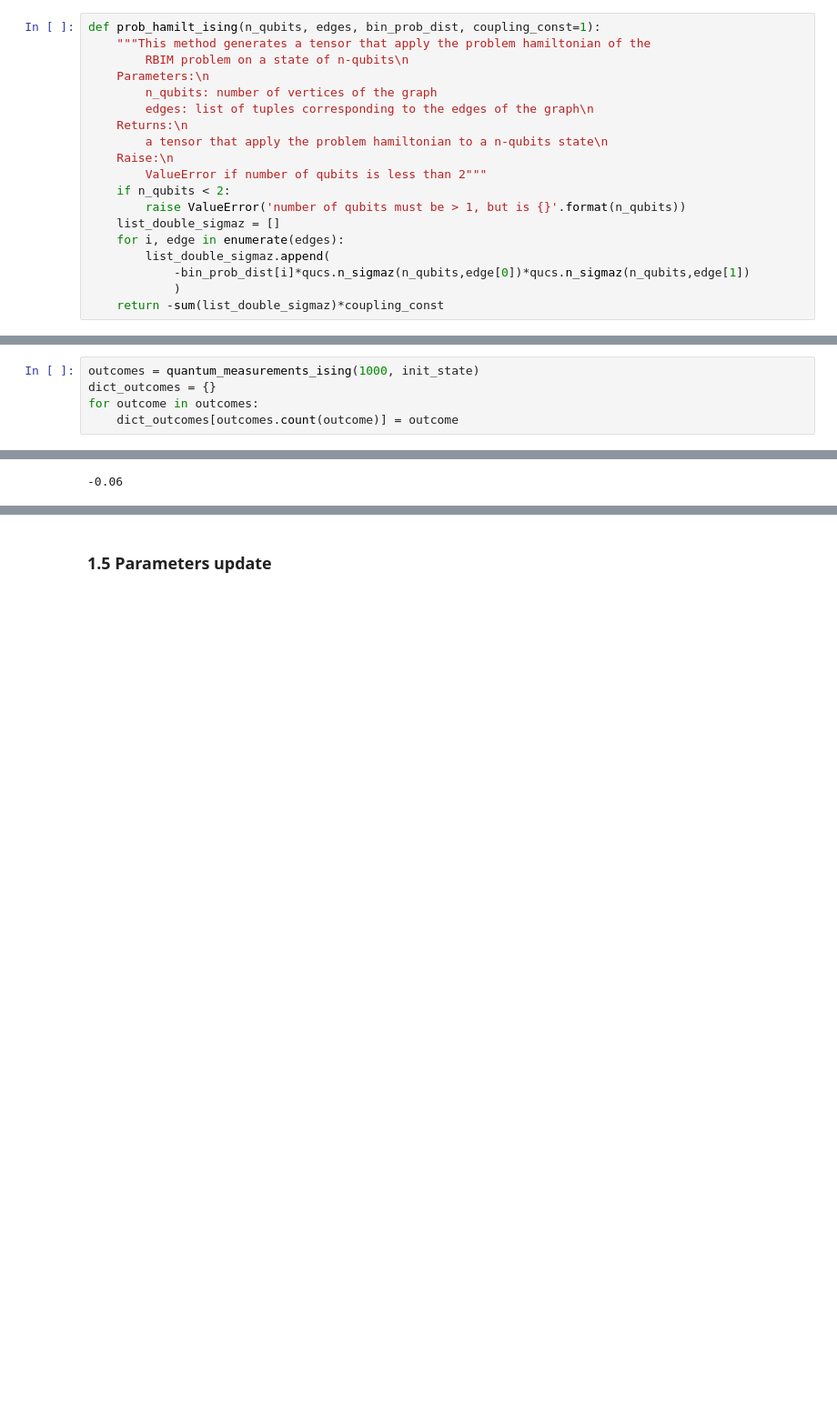
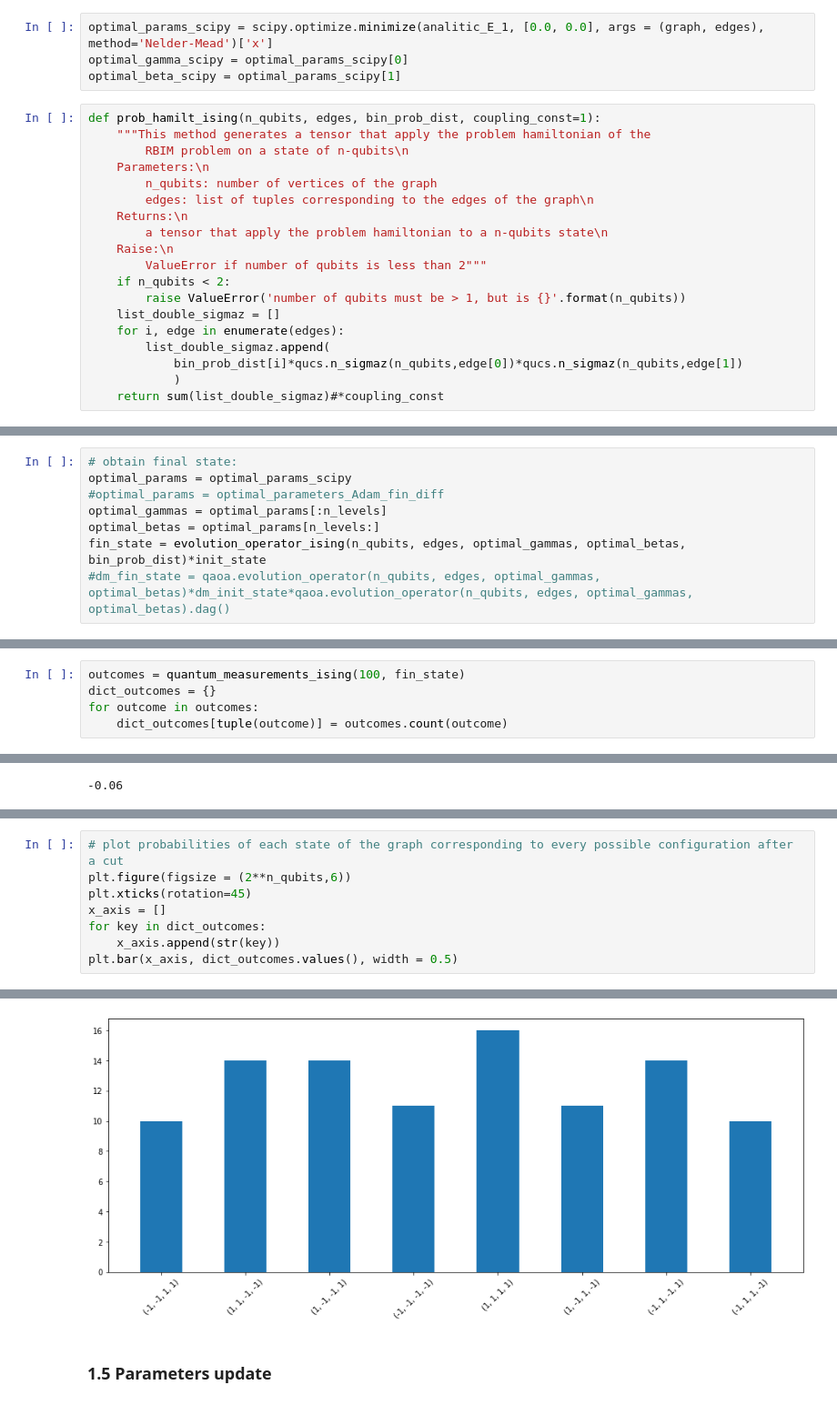
Before and after one commit to andreabasiliorava/Thesis_QAOA, a Jupyter notebook: QAOA_RBIM.ipynb, the cells around one changed output, grey strips where cells are left out. Shown: that part at 91% size. Drawn from its saved outputs; the diff is of its cells as text; blank space fills up the shorter version.

```diff
--- a/QAOA_RBIM.ipynb
+++ b/QAOA_RBIM.ipynb
@@ -91,3 +152,7 @@ evaluate_energy([1,1,1,1,1,1,1,1,1], edges, bin_prob_dist)
+# %%
+optimal_params_scipy = scipy.optimize.minimize(analitic_E_1, [0.0, 0.0], args = (graph, edges), method='Nelder-Mead')['x']
+optimal_gamma_scipy = optimal_params_scipy[0]
+optimal_beta_scipy = optimal_params_scipy[1]
 # %%
 def prob_hamilt_ising(n_qubits, edges, bin_prob_dist, coupling_const=1):
     """This method generates a tensor that apply the problem hamiltonian of the
@@ -104,6 +169,6 @@ def prob_hamilt_ising(n_qubits, edges, bin_prob_dist, coupling_const=1):
     list_double_sigmaz = []
     for i, edge in enumerate(edges):
         list_double_sigmaz.append(
-            -bin_prob_dist[i]*qucs.n_sigmaz(n_qubits,edge[0])*qucs.n_sigmaz(n_qubits,edge[1])
+            bin_prob_dist[i]*qucs.n_sigmaz(n_qubits,edge[0])*qucs.n_sigmaz(n_qubits,edge[1])
             )
-    return -sum(list_double_sigmaz)*coupling_const
+    return sum(list_double_sigmaz)#*coupling_const
@@ -313,3 +372,11 @@ fin_state = qaoa.evolution_operator(n_qubits, edges, optimal_gammas, optimal_bet
+# %%
+# obtain final state:
+optimal_params = optimal_params_scipy
+#optimal_params = optimal_parameters_Adam_fin_diff
+optimal_gammas = optimal_params[:n_levels]
+optimal_betas = optimal_params[n_levels:]
+fin_state = evolution_operator_ising(n_qubits, edges, optimal_gammas, optimal_betas, bin_prob_dist)*init_state
+#dm_fin_state = qaoa.evolution_operator(n_qubits, edges, optimal_gammas, optimal_betas)*dm_init_state*qaoa.evolution_operator(n_qubits, edges, optimal_gammas, optimal_betas).dag()
 # %% [markdown]
 ##  1.4 Perform N-computational_basis measurements on $|\vec{\gamma},\vec{\beta}\rangle$ and evaluate $F_p$
 # %% [markdown]
@@ -323,5 +392,5 @@ qu.expect(qaoa.prob_hamilt(n_qubits, edges), fin_state)
 # %%
-outcomes = quantum_measurements_ising(1000, init_state)
+outcomes = quantum_measurements_ising(100, fin_state)
 dict_outcomes = {}
 for outcome in outcomes:
-    dict_outcomes[outcomes.count(outcome)] = outcome
+    dict_outcomes[tuple(outcome)] = outcomes.count(outcome)
@@ -362,0 +461,9 @@ plt.bar(dict_outcomes.values(), dict_outcomes.keys(),width = 0.5)
+# %%
+# plot probabilities of each state of the graph corresponding to every possible configuration after a cut
+plt.figure(figsize = (2**n_qubits,6))
+plt.xticks(rotation=45)
+x_axis = []
+for key in dict_outcomes:
+    x_axis.append(str(key))
+plt.bar(x_axis, dict_outcomes.values(), width = 0.5)
+# %% [output]
@@ -363,3 +471,4 @@ plt.bar(dict_outcomes.values(), dict_outcomes.keys(),width = 0.5)
+[figure, added]
 # %% [markdown]
 ### 1.5 Parameters update
 # %%
```
Also changed, not shown: parts of 30 cells of this notebook.
